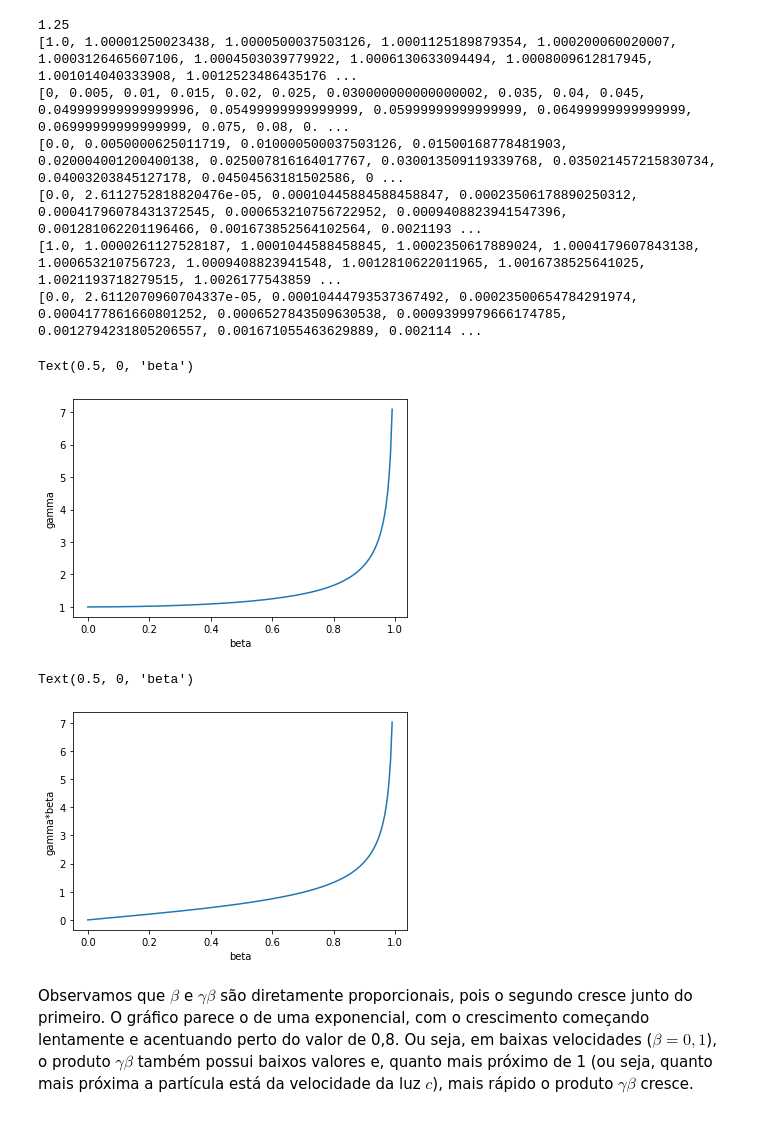
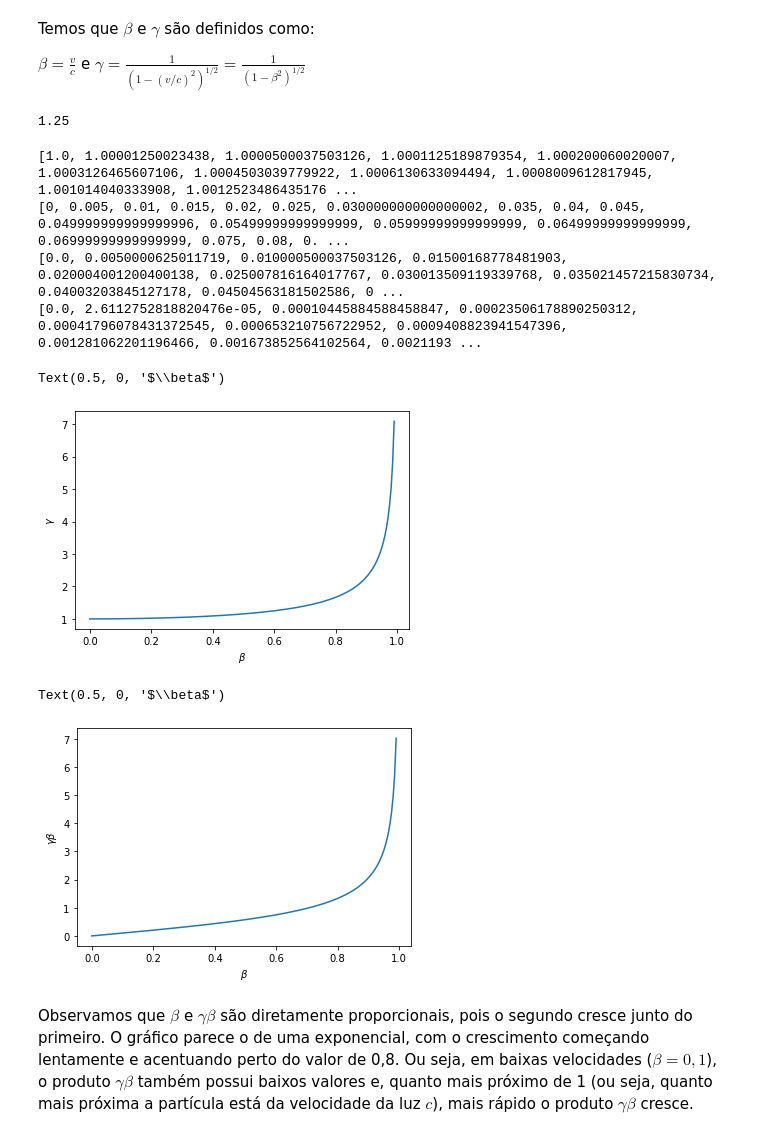
Before and after one commit to fernanda0402/Python, a Jupyter notebook: Projeto_1_FernandaA_Flavia_Victor.ipynb, the cells around one changed output. Saved outputs shown, nothing was run; the diff lists cells and outputs as text; code cells hidden in the pictures.

```diff
--- a/Projeto_1_FernandaA_Flavia_Victor.ipynb
+++ b/Projeto_1_FernandaA_Flavia_Victor.ipynb
@@ -6,0 +10,4 @@ Alunos: Fernanda Araujo, Flávia Fialho e Victor Assis.
+# %% [markdown]
+Temos que $\beta$ e $\gamma$ são definidos como:
+
+$\beta = \frac{v}{c}$ e $\gamma = \frac{1}{(1 - (v/c)^2)^{1/2}} = \frac{1}{(1 - \beta^2)^{1/2}}$
@@ -7,25 +23,15 @@ Alunos: Fernanda Araujo, Flávia Fialho e Victor Assis.
+# %%
+def gamma(beta):
+  global y # sem isso não há print()
+  y = 1/((1-(float(beta))**2)**(1/2))
+  return y
+
+#Teste para beta = 0.6
+print(gamma(0.6))
+# %% [output]
+1.25
 # %%
-
-#B= v/c = beta
-#y= 1/(1-(v/c)**2)**(1/2) = 1/(1-(B)**2)**(1/2)
-import matplotlib.pyplot as plt
-import numpy as np
-
-def gamma(beta):
-  global y # sem isso não há print()
-  y = 1/((1-(float(beta))**2)**(1/2))
-  return y
-
-print(gamma(0.6))
-#Constantes
-mcquad = 0.511
-I= 0.75*(10**-6)
-ZsobreA = 0.45636 #
-K = 0.307 #
-e = 1.6*10**(-19)
-densidade = 8.96
-
-#beta vai de 0 a 0.995, fazer grafico yxbeta
+#beta vai de 0 a 0.995, fazer grafico gamma x beta
 beta = 0
 betalimit = 0.995
 betalist = []
@@ -50,6 +56,8 @@ print(betalist)
 print(gammabetalist)
 print(gammabetaquadradolist)
 
+
+
 #Outra forma de fazer as listas
 Gamma2 = []
 Beta2 = []
@@ -58,36 +66,33 @@ for i in gammabetaquadradolist:
 
 for i in Gamma2:
   Beta2.append(1 - 1/i)
-print(Gamma2)
-print(Beta2)
+#print(Gamma2)
+#print(Beta2)
 
-#grafico gamma x beta
+#gráfico gamma x beta
 dadosdegamma = gammalist
-dadosdebeta=betalist
+dadosdebeta = betalist
 plt.plot(dadosdebeta,dadosdegamma)
-plt.ylabel("gamma")
-plt.xlabel("beta")
+plt.ylabel(r"$\gamma$")
+plt.xlabel(r"$\beta$")
 # %% [output]
-1.25
 [1.0, 1.00001250023438, 1.0000500037503126, 1.0001125189879354, 1.000200060020007, 1.0003126465607106, 1.0004503039779922, 1.0006130633094494, 1.0008009612817945, 1.001014040333908, 1.0012523486435176 ...
 [0, 0.005, 0.01, 0.015, 0.02, 0.025, 0.030000000000000002, 0.035, 0.04, 0.045, 0.049999999999999996, 0.05499999999999999, 0.05999999999999999, 0.06499999999999999, 0.06999999999999999, 0.075, 0.08, 0. ...
 [0.0, 0.0050000625011719, 0.010000500037503126, 0.01500168778481903, 0.020004001200400138, 0.025007816164017767, 0.030013509119339768, 0.035021457215830734, 0.04003203845127178, 0.04504563181502586, 0 ...
 [0.0, 2.6112752818820476e-05, 0.00010445884588458847, 0.00023506178890250312, 0.00041796078431372545, 0.000653210756722952, 0.0009408823941547396, 0.001281062201196466, 0.001673852564102564, 0.0021193 ...
-[1.0, 1.0000261127528187, 1.0001044588458845, 1.0002350617889024, 1.0004179607843138, 1.000653210756723, 1.0009408823941548, 1.0012810622011965, 1.0016738525641025, 1.0021193718279515, 1.0026177543859 ...
-[0.0, 2.6112070960704337e-05, 0.00010444793537367492, 0.00023500654784291974, 0.0004177861660801252, 0.0006527843509630538, 0.0009399979666174785, 0.0012794231805206557, 0.001671055463629889, 0.002114 ...
-Text(0.5, 0, 'beta')
+Text(0.5, 0, '$\\beta$')
-[figure, old version]
+[figure, new version]
 # %%
 #grafico gamma*beta x beta
 
 dadosdegammabeta = gammabetalist
-dadosdebeta=betalist
+dadosdebeta = betalist
 plt.plot(dadosdebeta,dadosdegammabeta)
-plt.ylabel("gamma*beta")
-plt.xlabel("beta")
+plt.ylabel(r"$\gamma\beta$")
+plt.xlabel(r"$\beta$")
 # %% [output]
-Text(0.5, 0, 'beta')
+Text(0.5, 0, '$\\beta$')
-[figure, old version]
+[figure, new version]
 # %% [markdown]
 Observamos que $\beta$ e $\gamma \beta$ são diretamente proporcionais, pois o segundo cresce junto do primeiro. O gráfico parece o de uma exponencial, com o crescimento começando lentamente e acentuando perto do valor de 0,8. Ou seja, em baixas velocidades ($\beta = 0,1$), o produto $\gamma \beta$ também possui baixos valores e, quanto mais próximo de 1 (ou seja, quanto mais próxima a partícula está da velocidade da luz $c$), mais rápido o produto $\gamma \beta$ cresce.
 # %%
```
Also changed, not shown: parts of 12 cells of this notebook.
